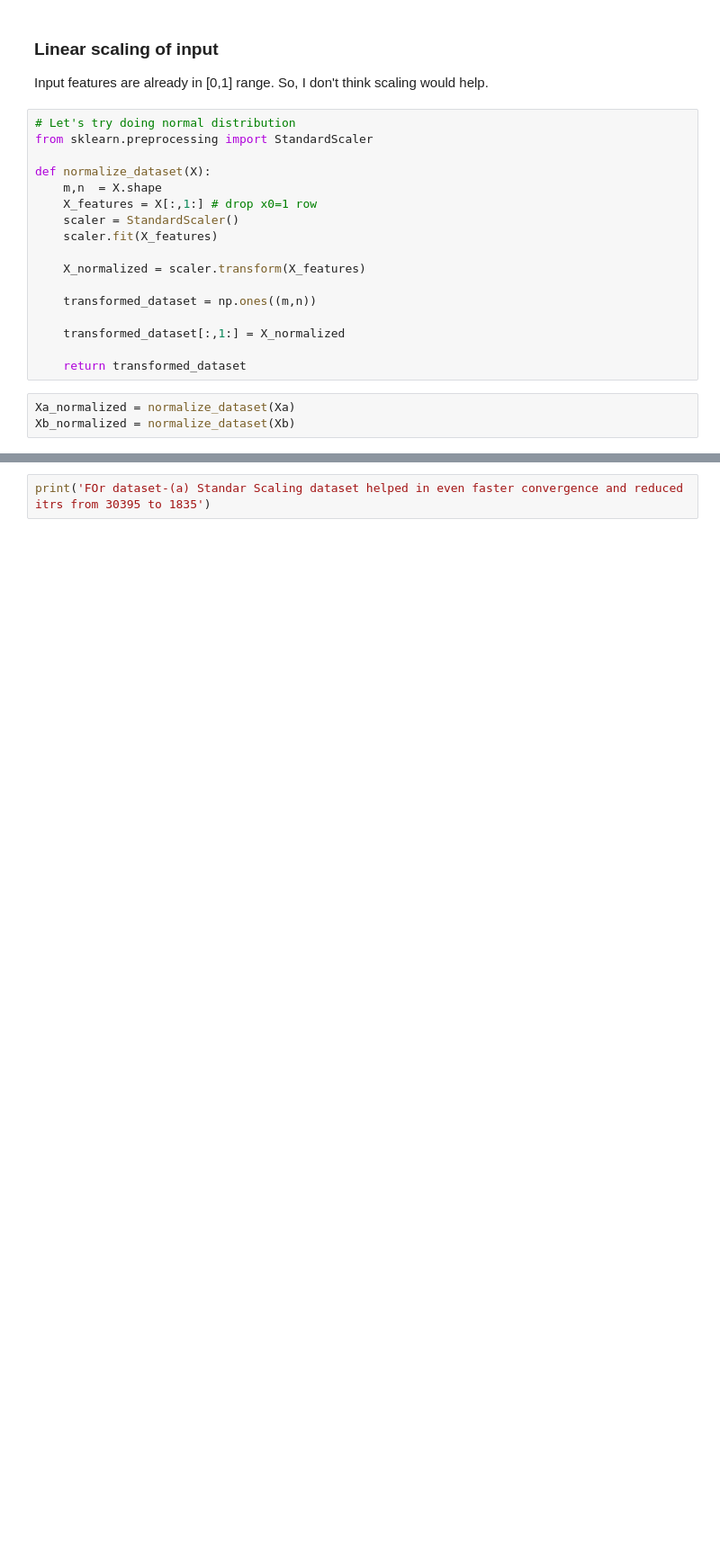
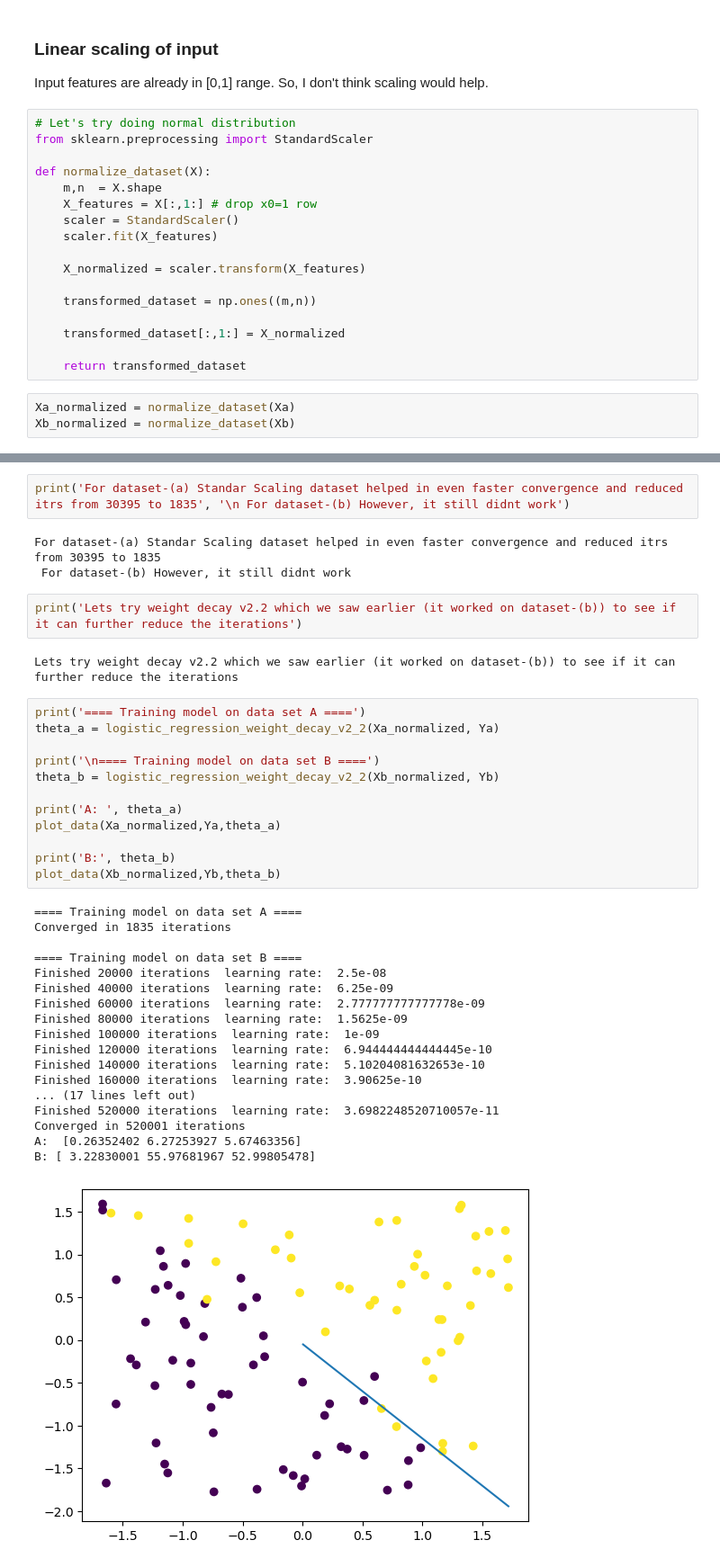
Before and after one commit to mgupta70/CS229_ML_2018, a Jupyter notebook: PS2/PS2_Q1.ipynb, the cells around one changed output, grey strips where cells are left out. Shown: that part at 90% size. Cells and saved outputs as stored; diff of their text form; blank space fills up the shorter version.

```diff
--- a/PS2/PS2_Q1.ipynb
+++ b/PS2/PS2_Q1.ipynb
@@ -275,3 +414,41 @@ Finished 1280000 iterations
 KeyboardInterrupt:
 # %%
-print('FOr dataset-(a) Standar Scaling dataset helped in even faster convergence and reduced itrs from 30395 to 1835')
+print('For dataset-(a) Standar Scaling dataset helped in even faster convergence and reduced itrs from 30395 to 1835', '\n For dataset-(b) However, it still didnt work')
+# %% [output]
+For dataset-(a) Standar Scaling dataset helped in even faster convergence and reduced itrs from 30395 to 1835
+ For dataset-(b) However, it still didnt work
+# %%
+print('Lets try weight decay v2.2 which we saw earlier (it worked on dataset-(b)) to see if it can further reduce the iterations')
+# %% [output]
+Lets try weight decay v2.2 which we saw earlier (it worked on dataset-(b)) to see if it can further reduce the iterations
+# %%
+print('==== Training model on data set A ====')
+theta_a = logistic_regression_weight_decay_v2_2(Xa_normalized, Ya)
+
+print('\n==== Training model on data set B ====')
+theta_b = logistic_regression_weight_decay_v2_2(Xb_normalized, Yb)
+
+print('A: ', theta_a)
+plot_data(Xa_normalized,Ya,theta_a)
+
+print('B:', theta_b)
+plot_data(Xb_normalized,Yb,theta_b)
+# %% [output]
+==== Training model on data set A ====
+Converged in 1835 iterations
+
+==== Training model on data set B ====
+Finished 20000 iterations  learning rate:  2.5e-08
+Finished 40000 iterations  learning rate:  6.25e-09
+Finished 60000 iterations  learning rate:  2.777777777777778e-09
+Finished 80000 iterations  learning rate:  1.5625e-09
+Finished 100000 iterations  learning rate:  1e-09
+Finished 120000 iterations  learning rate:  6.944444444444445e-10
+Finished 140000 iterations  learning rate:  5.10204081632653e-10
+Finished 160000 iterations  learning rate:  3.90625e-10
+... (17 lines left out)
+Finished 520000 iterations  learning rate:  3.6982248520710057e-11
+Converged in 520001 iterations
+A:  [0.26352402 6.27253927 5.67463356]
+B: [ 3.22830001 55.97681967 52.99805478]
+[figure, added]
```
Also changed, not shown: parts of 12 cells of this notebook.
